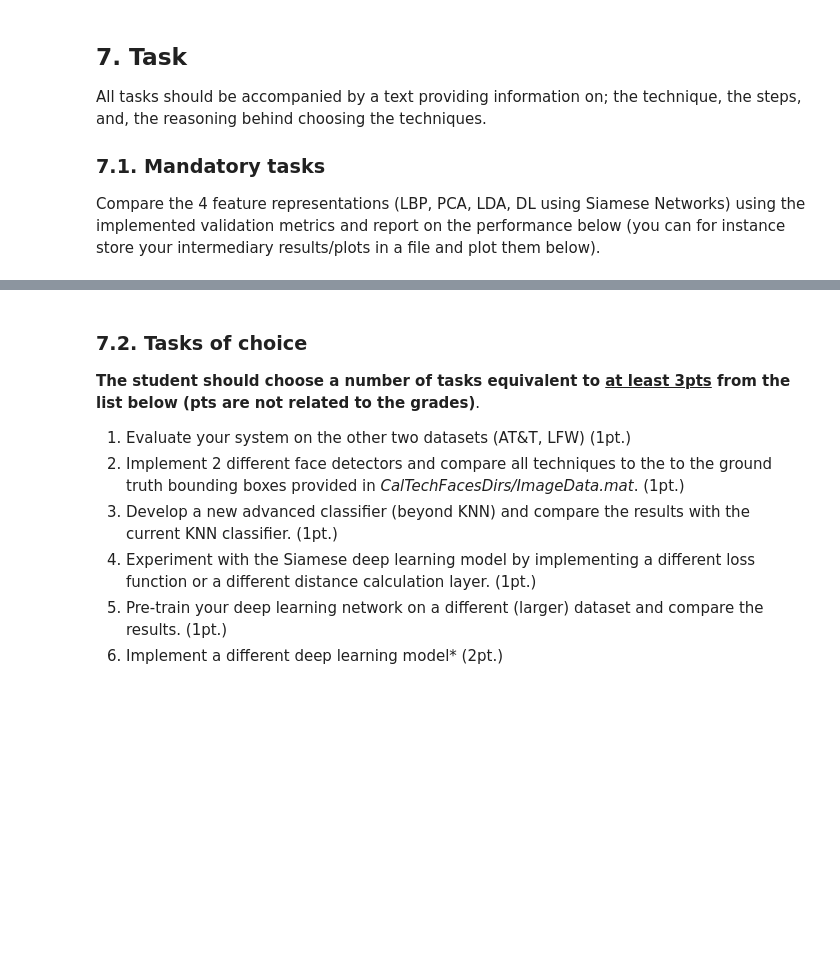
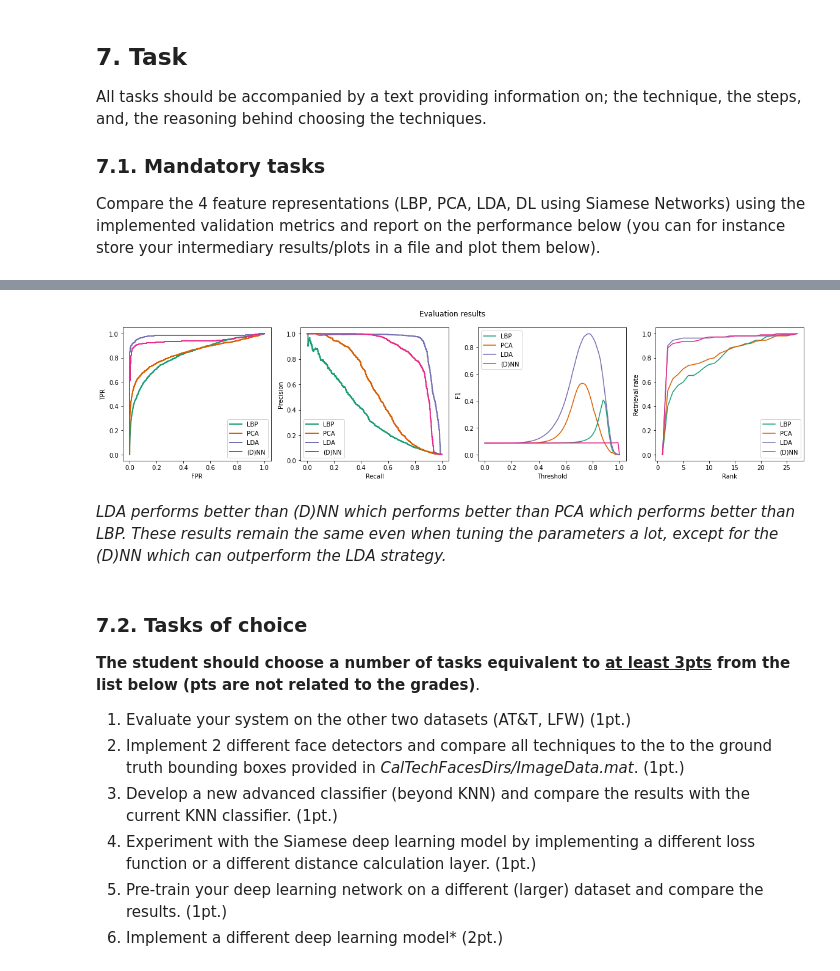
Before and after one commit to BrunoVandekerkhove/biometric-systems, a Jupyter notebook: face_recognition/facial_recognition.ipynb, the cells around one changed output, grey strips where cells are left out. Cells and saved outputs as stored; diff of their text form; code cells hidden in the pictures; blank space fills up the shorter version.

Commit message:
Evaluation
The overall comparison between algorithms is finished. Many other things can be tried (further parameter tuning, Cohen's d, ...).

```diff
--- a/face_recognition/facial_recognition.ipynb
+++ b/face_recognition/facial_recognition.ipynb
@@ -828,23 +834,47 @@ All tasks should be accompanied by a text providing information on; the techniqu
 ### 7.1. Mandatory tasks
 
 Compare the 4 feature representations (LBP, PCA, LDA, DL using Siamese Networks) using the implemented validation metrics and report on the performance below (you can for instance store your intermediary results/plots in a file and plot them below).
-# %%
-i = 0
-for strategy in strategies:
-  (genuine_id, _, normalised, _) = scores_dict[strategy.name]
-  fpr, tpr, thresholds = roc_curve(genuine_id, 1 - normalised)
-  axes[0][i].plot(fpr, tpr, color='darkorange', lw=2)
-  if i == 0:
-    axes[0][i].set(ylabel='TPR')
-  axes[0][i].set(xlabel='FPR (' + strategy.name + ')')
-  # EER
-  differences = [abs((1-x)-y) for (x,y) in zip(tpr, fpr)]
-  min_index = differences.index(min(differences))
-  print('EER (' + strategy.name + ') = ', fpr[min_index], ' at threshold = ', thresholds[min_index])
-  print('ROC AUC (' + strategy.name + ') = ', roc_auc_score(genuine_id, 1 - normalised))
-  axes[1][i].scatter(thresholds[min_index], fpr[min_index], color=(0.1,0.4,0.2), zorder=3)
-  axes[1][i].plot(thresholds, fpr, color=(0.4,0.2,0.8), label='FAR')
-  axes[1][i].plot(thresholds, 1 - tpr, color=(0.75,0.3,0.2), label='FRR')
-  axes[1][i].set(xlabel='Threshold (' + strategy.name + ')')
-  axes[1][i].legend()
-  i = i + 1
+# %%
+figure, axes = plt.subplots(ncols=4, figsize=(20,4))
+figure.suptitle('Evaluation results')
+axes[0].set(ylabel='TPR', xlabel='FPR')
+axes[1].set(ylabel='Precision', xlabel='Recall')
+axes[2].set(ylabel='F1', xlabel='Threshold')
+axes[3].set(ylabel='Retrieval rate', xlabel='Rank')
+
+color_idx = 0
+colors = plt.get_cmap("Dark2").colors
+for strategy in strategies:
+  (genuine_id_test, _, normalised_test, matrix_test) = scores_test_dict[strategy.name]
+  # ROC
+  fpr, tpr, thresholds = roc_curve(genuine_id_test, 1 - normalised_test)
+  axes[0].plot(fpr, tpr, color=colors[color_idx], lw=2, label=strategy.name)
+  differences = [abs((1-x)-y) for (x,y) in zip(tpr, fpr)]
+  min_index = differences.index(min(differences))
+  print('EER (' + strategy.name + ') = ', fpr[min_index], ' at threshold = ', thresholds[min_index])
+  print('ROC AUC (' + strategy.name + ') = ', roc_auc_score(genuine_id_test, 1 - normalised_test))
+  # Precision-Recall
+  precision, recall, _ = precision_recall_curve(genuine_id_test, 1 - normalised_test)
+  axes[1].plot(recall, precision, color=colors[color_idx], lw=2, label=strategy.name)
+  print('AUC (' + strategy.name + ') = % f' % auc(recall, precision))
+  print('AP (' + strategy.name + ') = % f' % average_precision_score(genuine_id_test, normalised_test))
+  # F1
+  scores = 1 - normalised_test
+  thresholds = np.linspace(0.0, 1.0, 100).tolist()
+  f1_scores = [f1_score(genuine_id_test, np.where(scores >= t, 1, 0)) for t in thresholds]
+  axes[2].plot(thresholds, f1_scores, color=colors[color_idx], label=strategy.name)
+  # CMC
+  probes = strategy.y_test.tolist()
+  gallery = strategy.y_train.tolist()
+  cmc = CMC(matrix_test, probes, gallery)
+  axes[3].plot(list(range(1, len(cmc) + 1)), cmc, color=colors[color_idx], label=strategy.name)
+  # Next color
+  color_idx = color_idx + 1
+
+axes[0].legend()
+axes[1].legend()
+axes[2].legend()
+axes[3].legend()
+
+plt.show()
+# %% [output]
@@ -851,3 +897,6 @@ for strategy in strategies:
+[figure, added]
+# %% [markdown]
+*LDA performs better than (D)NN which performs better than PCA which performs better than LBP. These results remain the same even when tuning the parameters a lot, except for the (D)NN which can outperform the LDA strategy.*
 # %% [markdown]
 ### 7.2. Tasks of choice
 <b>The student should choose a number of tasks equivalent to <u>at least 3pts</u> from the list below (pts are not related to the grades)</b>.
```
Also changed, not shown: parts of 16 cells of this notebook.
